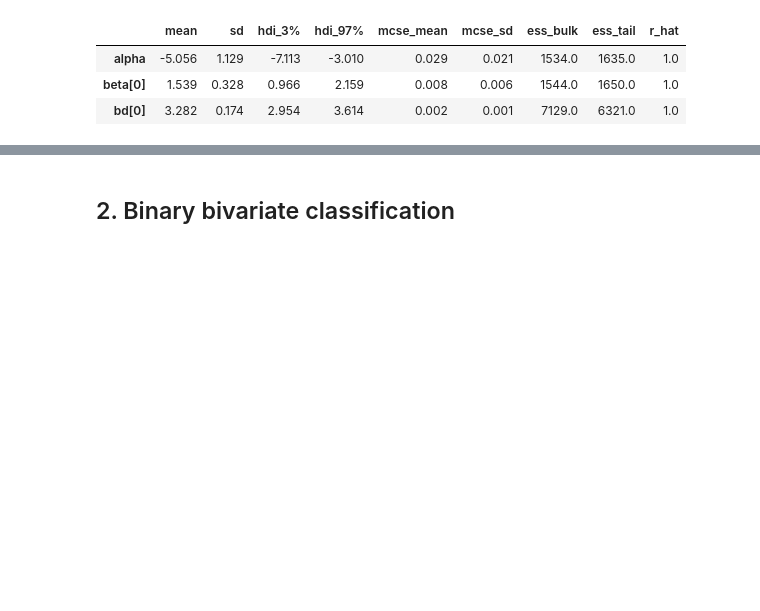
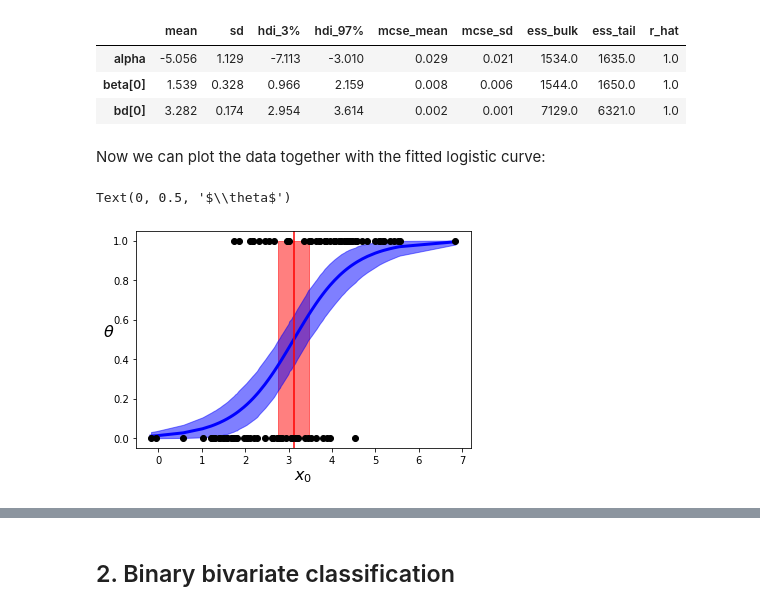
Before and after one commit to claudia-hm/BSPP, a Jupyter notebook: Project/submission/Logistic regression with pymc.ipynb, the cells around one changed output, grey strips where cells are left out. Saved outputs shown, nothing was run; the diff lists cells and outputs as text; code cells hidden in the pictures; blank space fills up the shorter version.

```diff
--- a/Project/submission/Logistic regression with pymc.ipynb
+++ b/Project/submission/Logistic regression with pymc.ipynb
@@ -78,3 +114,22 @@ pm.summary(trace_0, varnames)
 | alpha | -5.056 | 1.129 | -7.113 | -3.010 | 0.029 | 0.021 | 1534.0 | 1635.0 | 1.0 |
 | beta[0] | 1.539 | 0.328 | 0.966 | 2.159 | 0.008 | 0.006 | 1544.0 | 1650.0 | 1.0 |
 | bd[0] | 3.282 | 0.174 | 2.954 | 3.614 | 0.002 | 0.001 | 7129.0 | 6321.0 | 1.0 |
+# %% [markdown]
+Now we can plot the data together with the fitted logistic curve:
+# %%
+theta = trace_0['theta'].mean(axis=0)
+idx = np.argsort(x_0.flatten())
+plt.plot(x_0.flatten()[idx], theta[idx], color='b', lw=3);
+plt.axvline(trace_0['bd'].mean(), ymax=1, color='r')
+bd_hpd = az.hdi(trace_0['bd'], hdi_prob=.95)[0]
+plt.fill_betweenx([0, 1], bd_hpd[0], bd_hpd[1], color='r', alpha=0.5)
+
+plt.plot(x_0, y_0, 'o', color='k')
+theta_hpd = az.hdi(trace_0['theta'], hdi_prob=.95)[idx]
+plt.fill_between(x_0.flatten()[idx], theta_hpd[:,0], theta_hpd[:,1], color='b', alpha=0.5)
+
+plt.xlabel(r'$x_0$', fontsize=16)
+plt.ylabel(r'$\theta$', rotation=0, fontsize=16)
+# %% [output]
+Text(0, 0.5, '$\\theta$')
+[figure, added]
```
Also changed, not shown: parts of 22 cells of this notebook.
